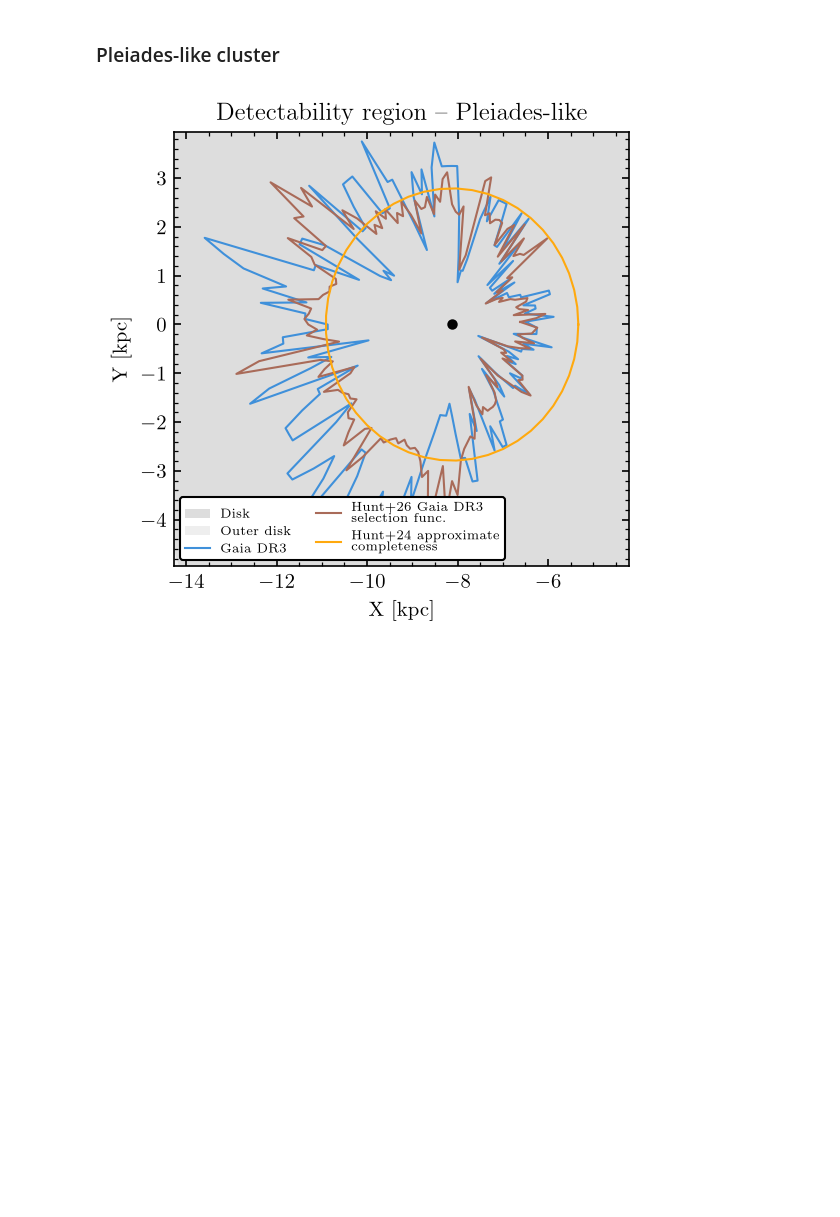
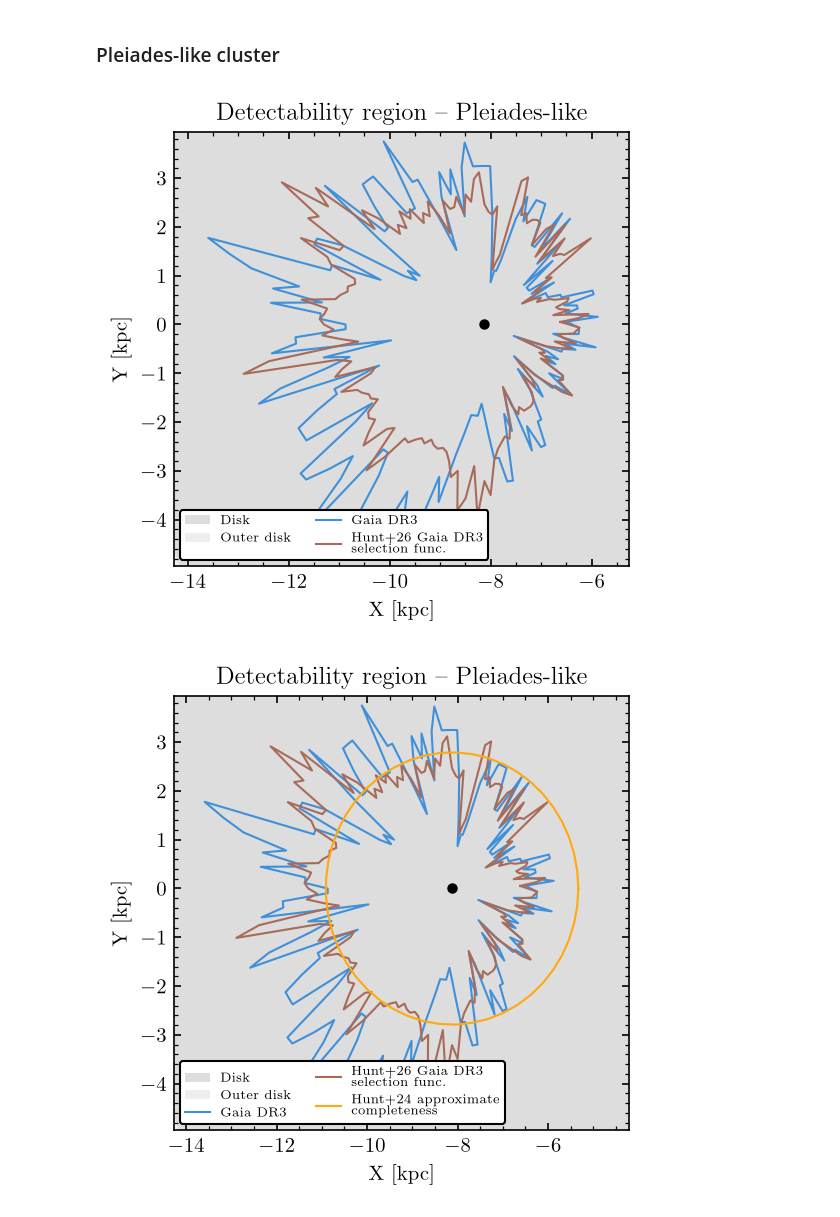
Before and after one commit to emilyhunt/gaianir-open-clusters, a Jupyter notebook: plots/disk-detectability.ipynb, the cells around one changed output. Saved outputs shown, nothing was run; the diff lists cells and outputs as text; code cells hidden in the pictures; blank space fills up the shorter version.

Commit message:
Also make plots of example clusters

```diff
--- a/plots/disk-detectability.ipynb
+++ b/plots/disk-detectability.ipynb
@@ -160,6 +160,19 @@ detection_results = assign_detection_probabilities(detection_results)
 ### Pleiades-like cluster
 # %%
 detectabilities = calculate_detection_distances(detection_results, "pleiades")
+# %%
+make_detectability_plot(
+    detectabilities,
+    ("gaia_dr3", "gaia_dr3_empirical"),
+    title=r"Detectability region -- Pleiades-like",
+    savefig=plots.FIGS_PRES / "pleiades_detectability_dr3_simple.png",
+    legend_cols=2,
+    legend_loc="lower left",
+    x_max=-5000,
+    # hr24_completeness_mass=1000,
+)
+# %% [output]
+[figure, added]
 # %%
 make_detectability_plot(
     detectabilities,
```
Also changed, not shown: 3 other files.
